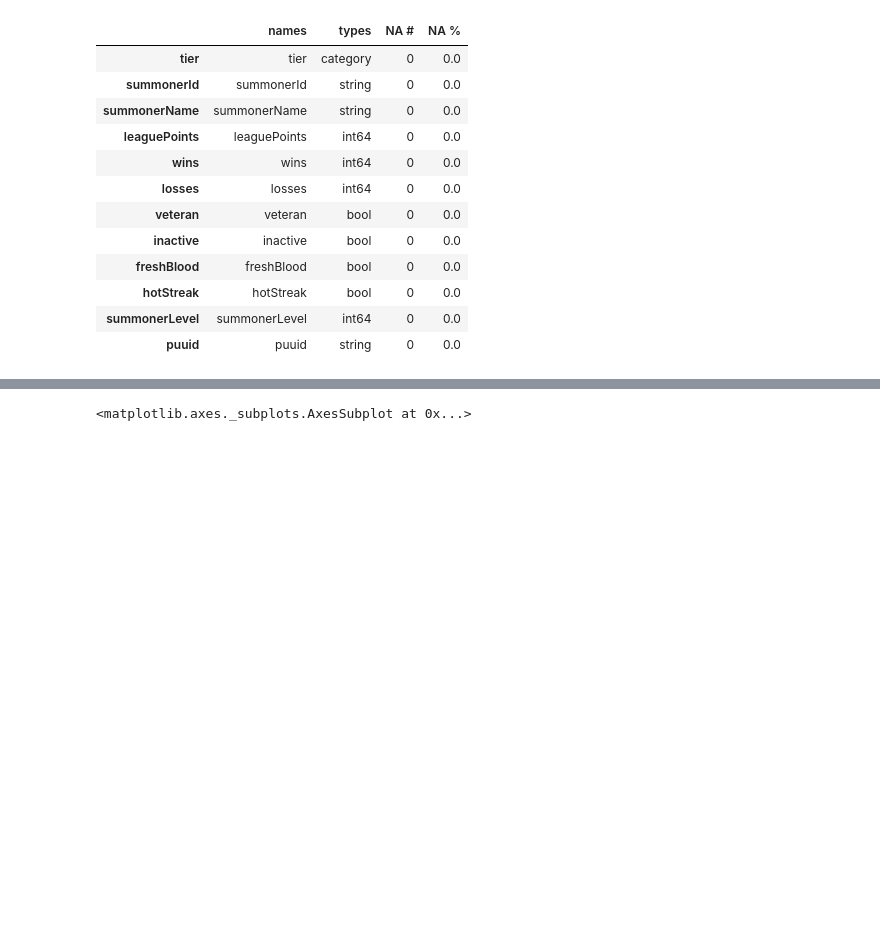
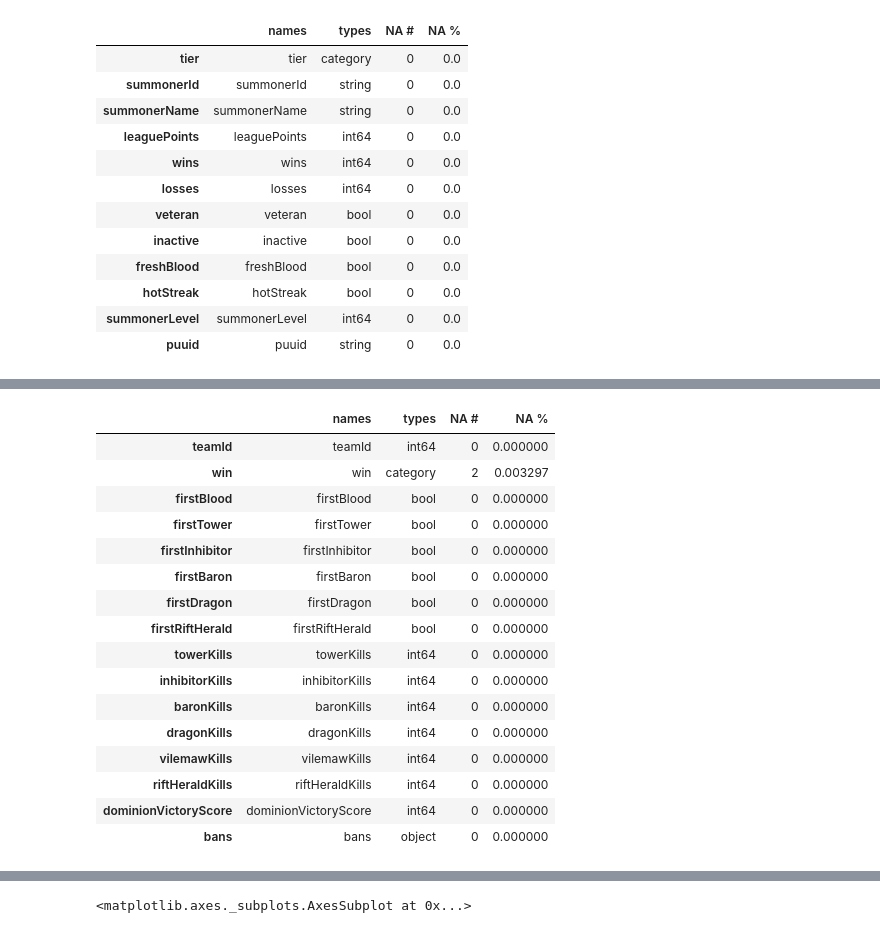
Before and after one commit to rcs8/PredictLolWins, a Jupyter notebook: Processing Data.ipynb, the cells around one changed output, grey strips where cells are left out. Drawn from its saved outputs; the diff is of its cells as text; code cells hidden in the pictures; blank space fills up the shorter version.

```diff
--- a/Processing Data.ipynb
+++ b/Processing Data.ipynb
@@ -228,0 +213,20 @@ getMissData(df_matches_acc_id)
+# %%
+getMissData(df_match_stats)
+# %% [output]
+|  | names | types | NA # | NA % |
+| teamId | teamId | int64 | 0 | 0.000000 |
+| win | win | category | 2 | 0.003297 |
+| firstBlood | firstBlood | bool | 0 | 0.000000 |
+| firstTower | firstTower | bool | 0 | 0.000000 |
+| firstInhibitor | firstInhibitor | bool | 0 | 0.000000 |
+| firstBaron | firstBaron | bool | 0 | 0.000000 |
+| firstDragon | firstDragon | bool | 0 | 0.000000 |
+| firstRiftHerald | firstRiftHerald | bool | 0 | 0.000000 |
+| towerKills | towerKills | int64 | 0 | 0.000000 |
+| inhibitorKills | inhibitorKills | int64 | 0 | 0.000000 |
+| baronKills | baronKills | int64 | 0 | 0.000000 |
+| dragonKills | dragonKills | int64 | 0 | 0.000000 |
+| vilemawKills | vilemawKills | int64 | 0 | 0.000000 |
+| riftHeraldKills | riftHeraldKills | int64 | 0 | 0.000000 |
+| dominionVictoryScore | dominionVictoryScore | int64 | 0 | 0.000000 |
+| bans | bans | object | 0 | 0.000000 |
```
Also changed, not shown: parts of 25 cells of this notebook.
